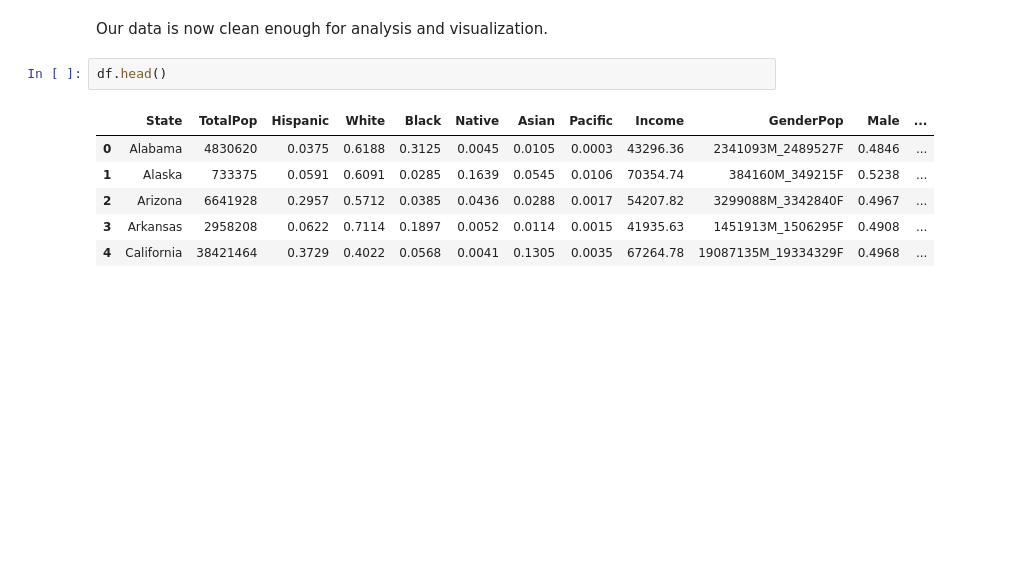
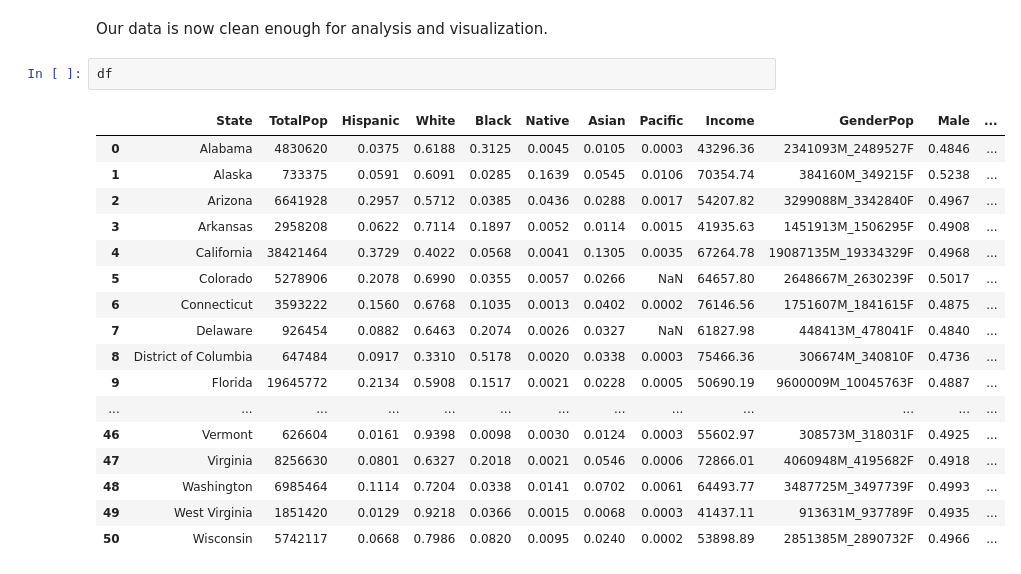
Before and after one commit to kittela/Portfolio, a Jupyter notebook: Data Cleansing/Cleansing US Census Data/US Census Data.ipynb, the cells around one changed output. Saved outputs shown, nothing was run; the diff lists cells and outputs as text; blank space fills up the shorter version.

```diff
--- a/Data Cleansing/Cleansing US Census Data/US Census Data.ipynb
+++ b/Data Cleansing/Cleansing US Census Data/US Census Data.ipynb
@@ -132,11 +128,22 @@ print(df.shape)
 # %% [markdown]
 Our data is now clean enough for analysis and visualization.
 # %%
-df.head()
+df
 # %% [output]
 |  | State | TotalPop | Hispanic | White | Black | Native | Asian | Pacific | Income | GenderPop | Male | ... |
 | 0 | Alabama | 4830620 | 0.0375 | 0.6188 | 0.3125 | 0.0045 | 0.0105 | 0.0003 | 43296.36 | 2341093M_2489527F | 0.4846 | ... |
 | 1 | Alaska | 733375 | 0.0591 | 0.6091 | 0.0285 | 0.1639 | 0.0545 | 0.0106 | 70354.74 | 384160M_349215F | 0.5238 | ... |
 | 2 | Arizona | 6641928 | 0.2957 | 0.5712 | 0.0385 | 0.0436 | 0.0288 | 0.0017 | 54207.82 | 3299088M_3342840F | 0.4967 | ... |
 | 3 | Arkansas | 2958208 | 0.0622 | 0.7114 | 0.1897 | 0.0052 | 0.0114 | 0.0015 | 41935.63 | 1451913M_1506295F | 0.4908 | ... |
 | 4 | California | 38421464 | 0.3729 | 0.4022 | 0.0568 | 0.0041 | 0.1305 | 0.0035 | 67264.78 | 19087135M_19334329F | 0.4968 | ... |
+| 5 | Colorado | 5278906 | 0.2078 | 0.6990 | 0.0355 | 0.0057 | 0.0266 | NaN | 64657.80 | 2648667M_2630239F | 0.5017 | ... |
+| 6 | Connecticut | 3593222 | 0.1560 | 0.6768 | 0.1035 | 0.0013 | 0.0402 | 0.0002 | 76146.56 | 1751607M_1841615F | 0.4875 | ... |
+| 7 | Delaware | 926454 | 0.0882 | 0.6463 | 0.2074 | 0.0026 | 0.0327 | NaN | 61827.98 | 448413M_478041F | 0.4840 | ... |
+| 8 | District of Columbia | 647484 | 0.0917 | 0.3310 | 0.5178 | 0.0020 | 0.0338 | 0.0003 | 75466.36 | 306674M_340810F | 0.4736 | ... |
+| 9 | Florida | 19645772 | 0.2134 | 0.5908 | 0.1517 | 0.0021 | 0.0228 | 0.0005 | 50690.19 | 9600009M_10045763F | 0.4887 | ... |
+| ... | ... | ... | ... | ... | ... | ... | ... | ... | ... | ... | ... | ... |
+| 46 | Vermont | 626604 | 0.0161 | 0.9398 | 0.0098 | 0.0030 | 0.0124 | 0.0003 | 55602.97 | 308573M_318031F | 0.4925 | ... |
+| 47 | Virginia | 8256630 | 0.0801 | 0.6327 | 0.2018 | 0.0021 | 0.0546 | 0.0006 | 72866.01 | 4060948M_4195682F | 0.4918 | ... |
+| 48 | Washington | 6985464 | 0.1114 | 0.7204 | 0.0338 | 0.0141 | 0.0702 | 0.0061 | 64493.77 | 3487725M_3497739F | 0.4993 | ... |
+| 49 | West Virginia | 1851420 | 0.0129 | 0.9218 | 0.0366 | 0.0015 | 0.0068 | 0.0003 | 41437.11 | 913631M_937789F | 0.4935 | ... |
+| 50 | Wisconsin | 5742117 | 0.0668 | 0.7986 | 0.0820 | 0.0095 | 0.0240 | 0.0002 | 53898.89 | 2851385M_2890732F | 0.4966 | ... |
```
Also changed, not shown: parts of 3 cells of this notebook.
